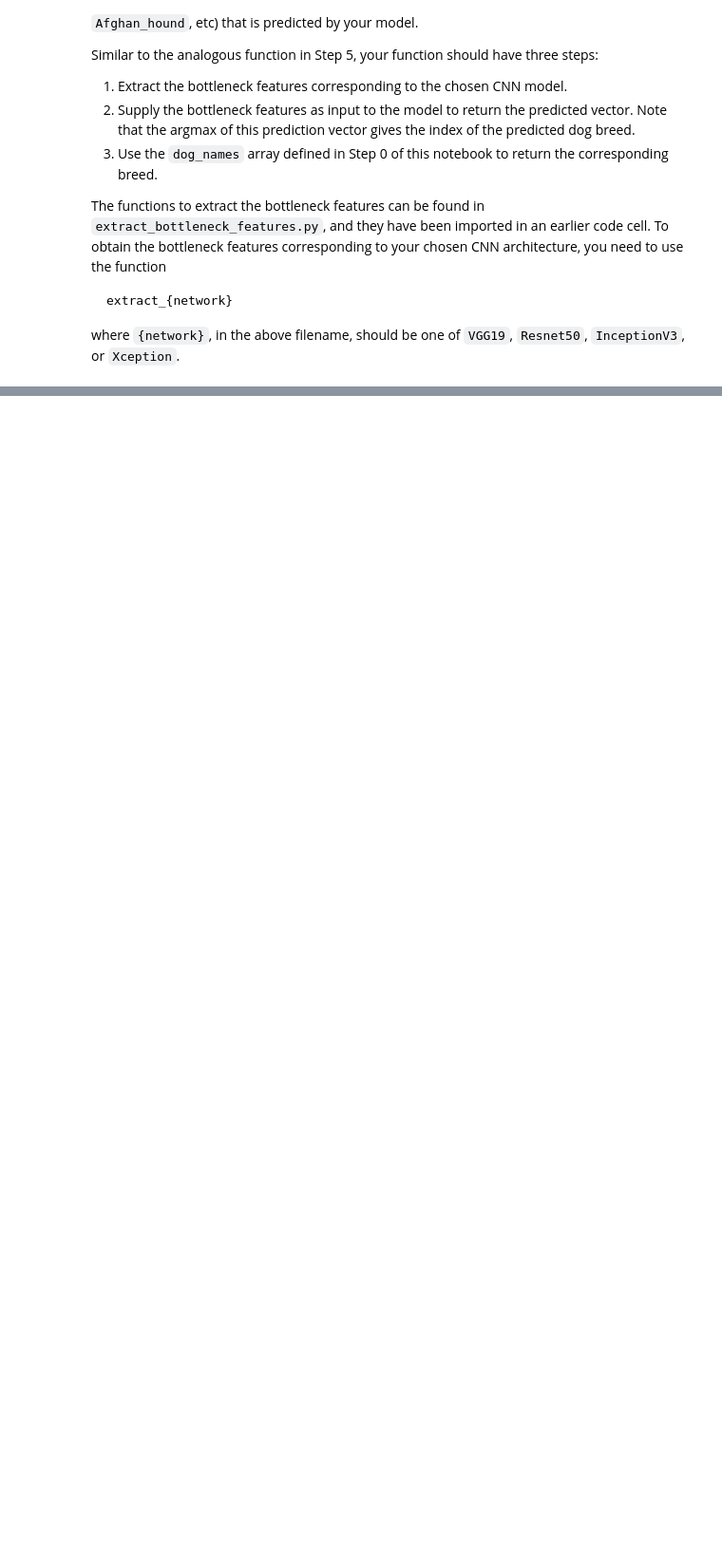
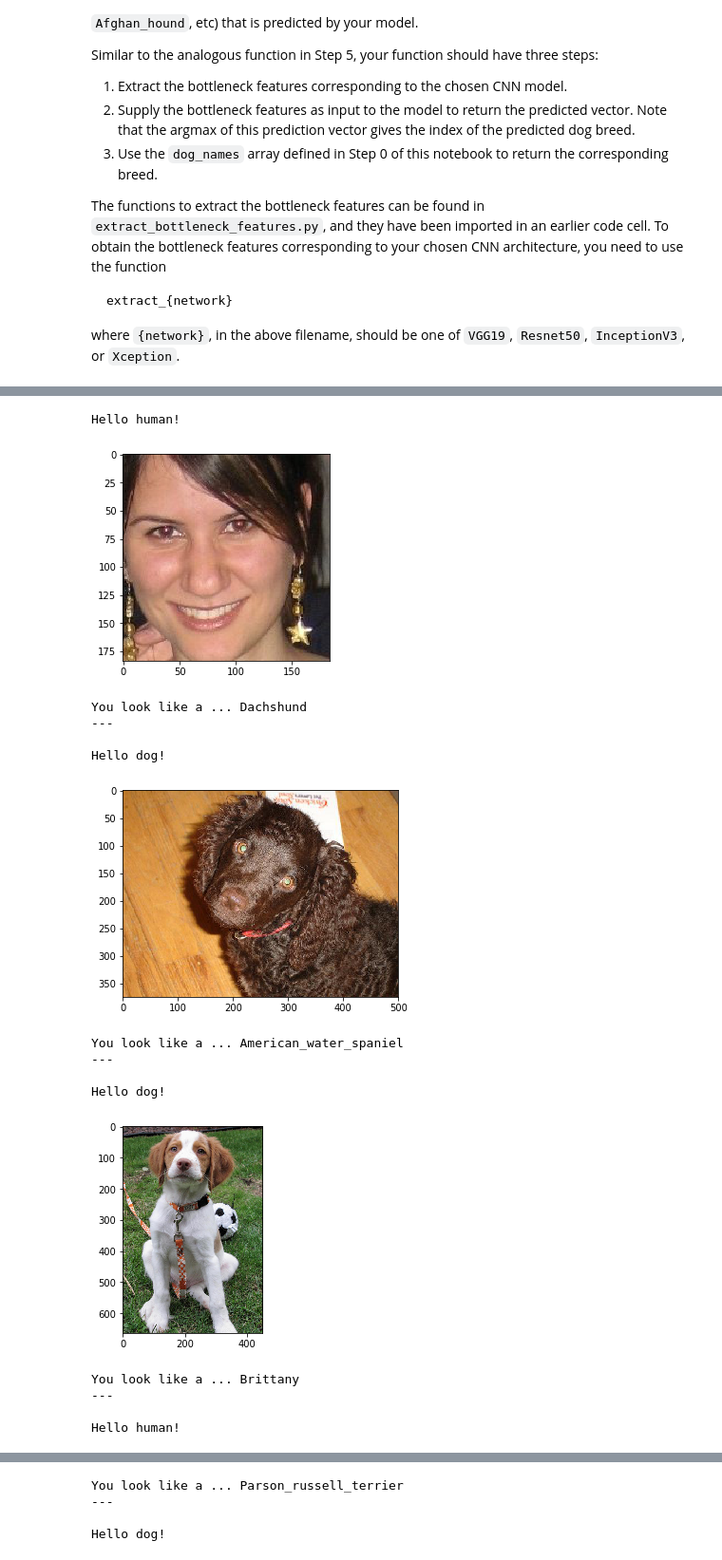
Before and after one commit to azymnis/dog-project, a Jupyter notebook: dog_app.ipynb, the cells around one changed output, grey strips where cells are left out. Shown at 95% size. Saved outputs shown, nothing was run; the diff lists cells and outputs as text; code cells hidden in the pictures; blank space fills up the shorter version.

```diff
--- a/dog_app.ipynb
+++ b/dog_app.ipynb
@@ -625,3 +649,5 @@ __Answer:__
+# %%
+Xception_model.compile(loss='categorical_crossentropy', optimizer='rmsprop', metrics=['accuracy'])
 # %% [markdown]
 ### (IMPLEMENTATION) Train the Model
 
@@ -637,3 +687,5 @@ You are welcome to [augment the training data](https://blog.keras.io/building-po
+# %%
+Xception_model.load_weights('saved_models/weights.best.Xception.hdf5')
 # %% [markdown]
 ### (IMPLEMENTATION) Test the Model
 
@@ -661,3 +717,13 @@ where `{network}`, in the above filename, should be one of `VGG19`, `Resnet50`,
+# %%
+from extract_bottleneck_features import *
+
+def Xception_predict_breed(img_path):
+    # extract bottleneck features
+    bottleneck_feature = extract_Xception(path_to_tensor(img_path))
+    # obtain predicted vector
+    predicted_vector = Xception_model.predict(bottleneck_feature)
+    # return dog breed that is predicted by the model
+    return dog_names[np.argmax(predicted_vector)]
 # %% [markdown]
 ---
 <a id='step6'></a>
@@ -682,3 +745,21 @@ Some sample output for our algorithm is provided below, but feel free to design
+# %%
+def predict_breed(img_path):
+    maybe_human = face_detector(img_path)
+    maybe_dog = dog_detector(img_path)
+    if not (maybe_human or maybe_dog):
+        print("This is neither a human nor a dog!")
+    else:
+        estimated_breed = Xception_predict_breed(img_path)
+        if maybe_dog:
+            print("Hello dog!")
+        else:
+            print("Hello human!")
+        img = cv2.imread(img_path)
+        cv_rgb = cv2.cvtColor(img, cv2.COLOR_BGR2RGB)
+        plt.imshow(cv_rgb)
+        plt.show()
+        print("You look like a ... {}".format(estimated_breed))
+    print('---\n')
 # %% [markdown]
 ---
 <a id='step7'></a>
@@ -699,0 +777,26 @@ __Answer:__
+# %%
+predict_breed('images/tumblr_inline_nwr88s8aav1s247k9_540.jpg')
+predict_breed('images/American_water_spaniel_00648.jpg')
+predict_breed('images/Brittany_02625.jpg')
+predict_breed('images/argy_orig.jpg')
+predict_breed('images/Dachshund.jpg')
+predict_breed('images/Labrador_Retriever_SERP.jpg')
+predict_breed('images/hillary-clinton-9251306-2-402.jpg')
+predict_breed('images/donald-trump-side-eye-e1512968137982.jpg')
+# %% [output]
+Hello human!
+[figure, added]
+You look like a ... Dachshund
+---
+
+Hello dog!
+[figure, added]
+You look like a ... American_water_spaniel
+---
+
+Hello dog!
+[figure, added]
+You look like a ... Brittany
+---
+
+Hello human!
@@ -699,0 +804,4 @@ __Answer:__
+You look like a ... Parson_russell_terrier
+---
+
+Hello dog!
```
Also changed, not shown: parts of 20 cells of this notebook, 9 other files.
